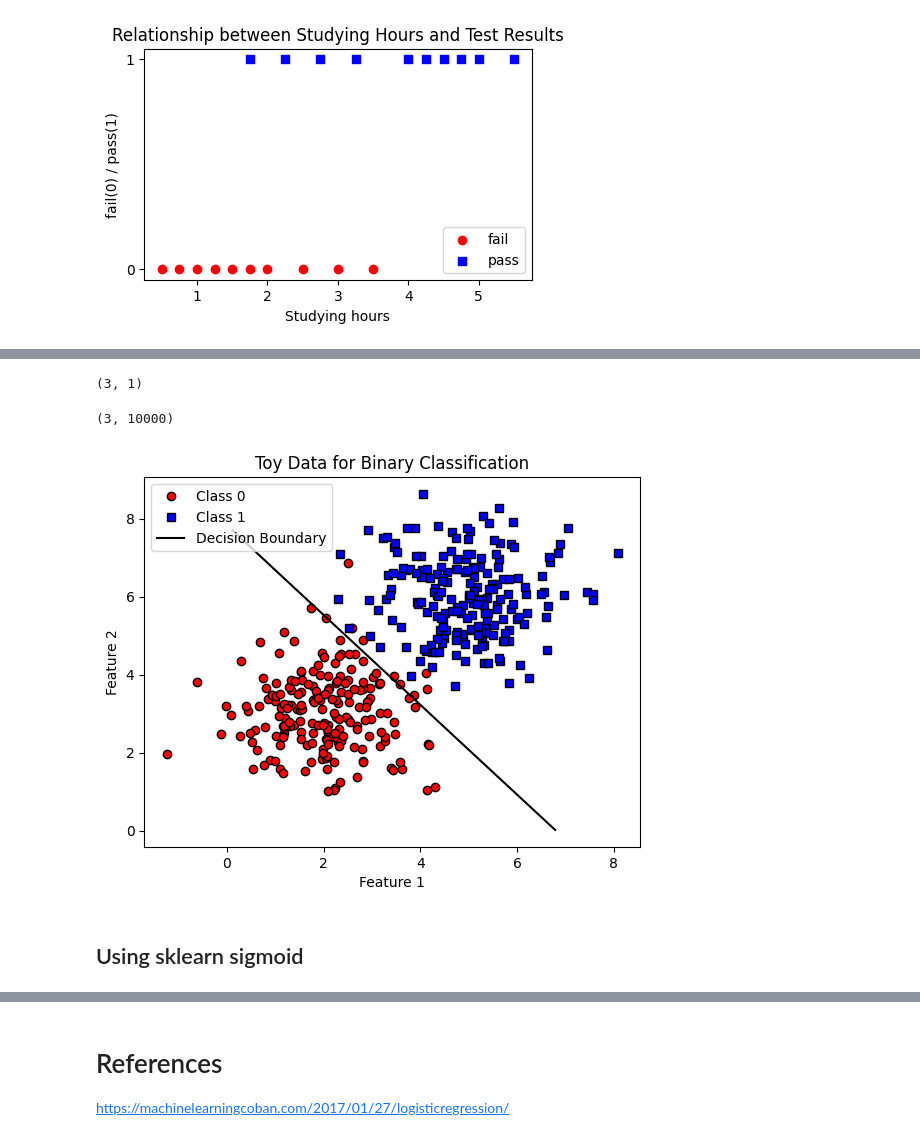
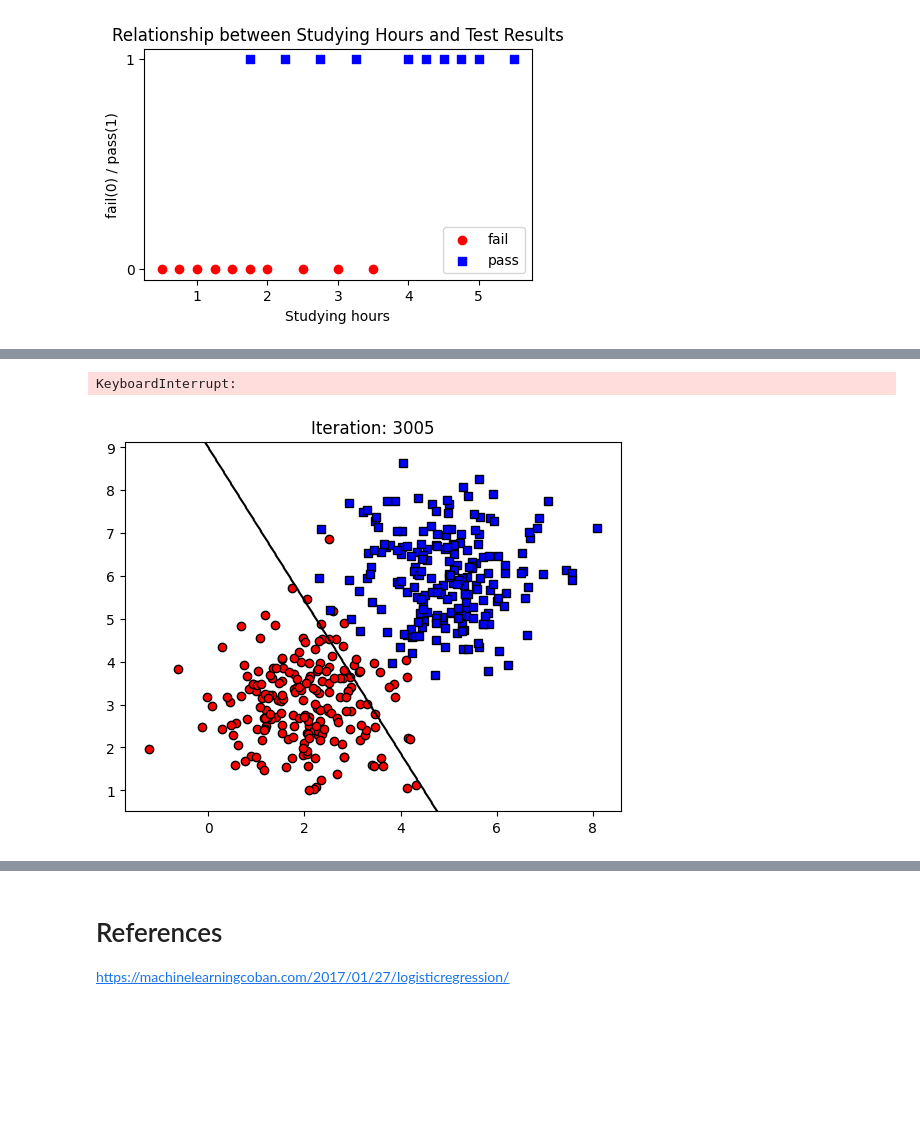
Before and after one commit to GiaKhangLuu/deep_learning_exercises, a Jupyter notebook: day_01/sigmoid_example.ipynb, the cells around one changed output, grey strips where cells are left out. Cells and saved outputs as stored; diff of their text form; code cells hidden in the pictures; blank space fills up the shorter version.

```diff
--- a/day_01/sigmoid_example.ipynb
+++ b/day_01/sigmoid_example.ipynb
@@ -69,5 +101,27 @@ mkdir: sigmoid_frames: File exists
+# %%
+def draw_data(w, data, img_name=None, iteration=None, is_save=True):
+    fig = plot_2D_data()
+    fig = draw_boundary(w, data, fig)
+    if is_save:
+        fig.title('Iteration: {}'.format(iteration))
+        fig.savefig(img_name)
+        fig.close()
+    else:
+        fig.show()
+
+def draw_boundary(w, data, fig):
+    if fig == None:
+        fig = plt.figure()
+    Z = np.round(np.dot(w.T, data), 2)
+
+    point_x = data[1, :][(Z == 0).flatten()]
+    point_y = data[2, :][(Z == 0).flatten()]
+
+    # Plot the data
+    fig.plot(point_x, point_y, color='black', label='Decision Boundary')
+    return fig
 # %%
-def logistic_sigmoid_regression(X, y, w_init, learning_rate, tol = 1e-4, max_count = 20000, is_draw=True):
+def logistic_sigmoid_regression(X, y, data, w_init, learning_rate, tol = 1e-4, max_count = 20000, is_draw=True):
     w = [w_init]
     losses = []
     it = 0
@@ -92,11 +146,10 @@ def logistic_sigmoid_regression(X, y, w_init, learning_rate, tol = 1e-4, max_cou
                     return w
             w.append(w_new)
             if count & 1 == 1 and is_draw:
-                draw_data('./sigmoid_frames/img_{}.png'.format(count), w, count)
+                draw_data(w[-1], data, './sigmoid_frames/img_{}.png'.format(count), count, is_save=True)
     return w, losses
-learning_rate = .05
-d = X.shape[0]
-#w_init = np.random.randn(d, 1)
-w_init = np.array([[0], [1]])
+learning_rate = .02
+d = X_with_bias.shape[0]
+w_init = np.random.randn(d, 1)
 
-#w, losses = logistic_sigmoid_regression(X, y, w_init, learning_rate, is_draw=False)
+#w, losses = logistic_sigmoid_regression(X, y, w_init, learning_rate, is_draw=True)
@@ -161,7 +155,0 @@ plt.show()
-# %%
-w_init = np.random.rand(X_with_bias.shape[0], 1)
-w, losses = logistic_sigmoid_regression(X_with_bias, y, w_init, learning_rate, is_draw=False)
-best_w = w[-1]
-best_w.shape
-# %% [output]
-(3, 1)
@@ -168,30 +158,14 @@ best_w.shape
 # %%
-xx = np.linspace(-2, 8, 100)
-yy = np.linspace(-2, 8, 100)
+xx = np.linspace(np.min(X[0, :]) - .5, np.max(X[0, :]) + .5, 500)
+yy = np.linspace(np.min(X[1, :] - .5), np.max(X[1, :]) + .5, 500)
 xx, yy = np.meshgrid(xx, yy)
 data = np.array([xx.flatten(), yy.flatten()])
 data = np.concatenate((np.ones((1, data.shape[-1])), data), axis=0)
-print(data.shape)
+
+w_init = np.random.rand(X_with_bias.shape[0], 1)
+w, losses = logistic_sigmoid_regression(X_with_bias, y, data, w_init, learning_rate, is_draw=True)
+best_w = w[-1]
+best_w.shape
 # %% [output]
-(3, 10000)
+KeyboardInterrupt:
+[figure, added]
-# %%
-Z = np.round(np.dot(best_w.T, data), 2)
-A = np.round(sigmoid(np.dot(best_w.T, X_with_bias)), 2)
-
-point_x = data[1, :][(Z == 0).flatten()]
-point_y = data[2, :][(Z == 0).flatten()]
-
-# Plot the data
-plt.plot(X[0, :num_samples], X[1, :num_samples], 'ro', label='Class 0', markeredgecolor='black')
-plt.plot(X[0, num_samples:], X[1, num_samples:], 'bs', label='Class 1', markeredgecolor='black')
-plt.plot(point_x, point_y, color='black', label='Decision Boundary')
-
-plt.xlabel('Feature 1')
-plt.ylabel('Feature 2')
-plt.title('Toy Data for Binary Classification')
-plt.legend()
-plt.show()
-# %% [output]
-[figure, removed]
-# %% [markdown]
-## Using sklearn sigmoid
```
Also changed, not shown: parts of 30 cells of this notebook, 7 other files.
